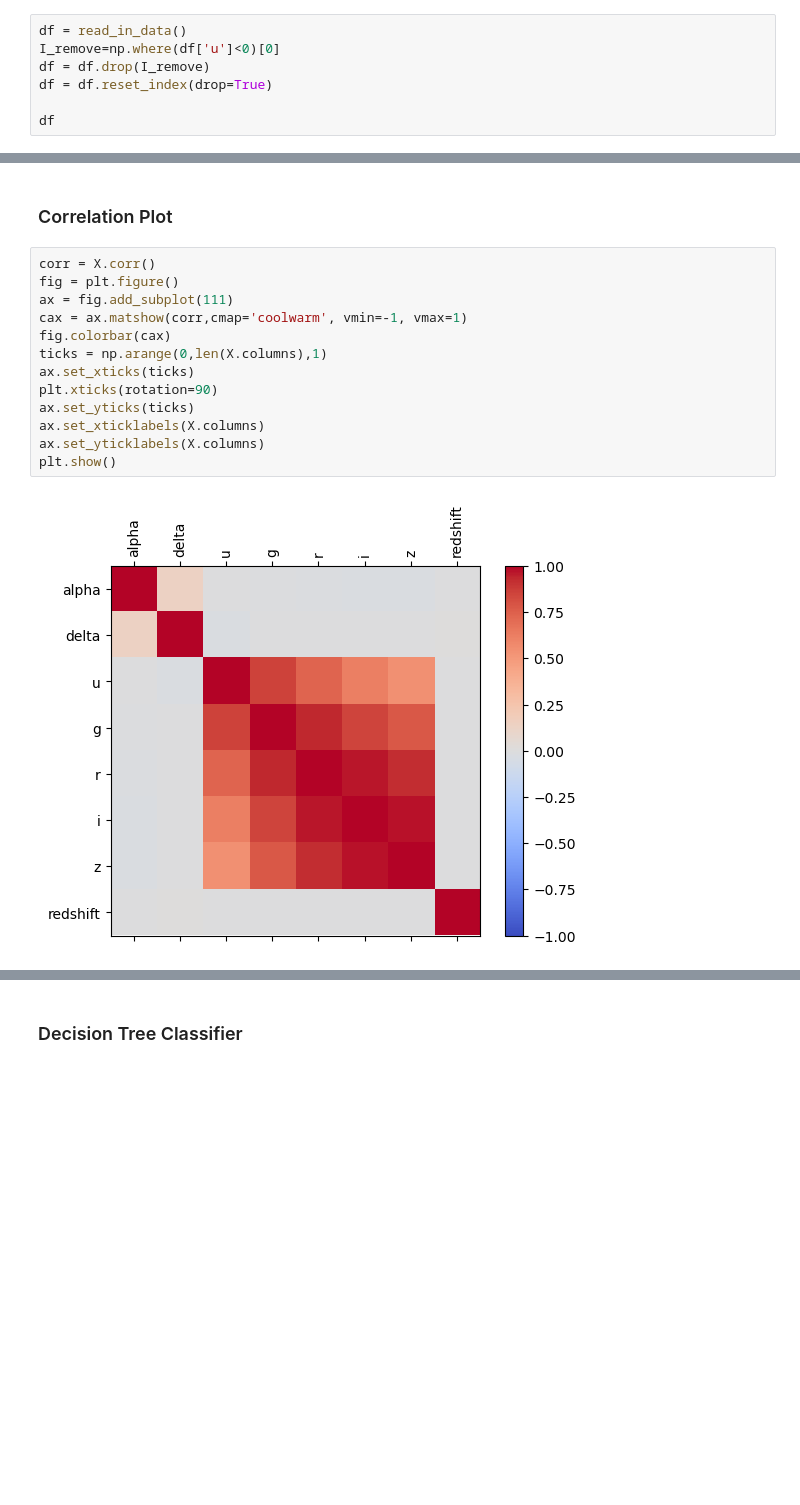
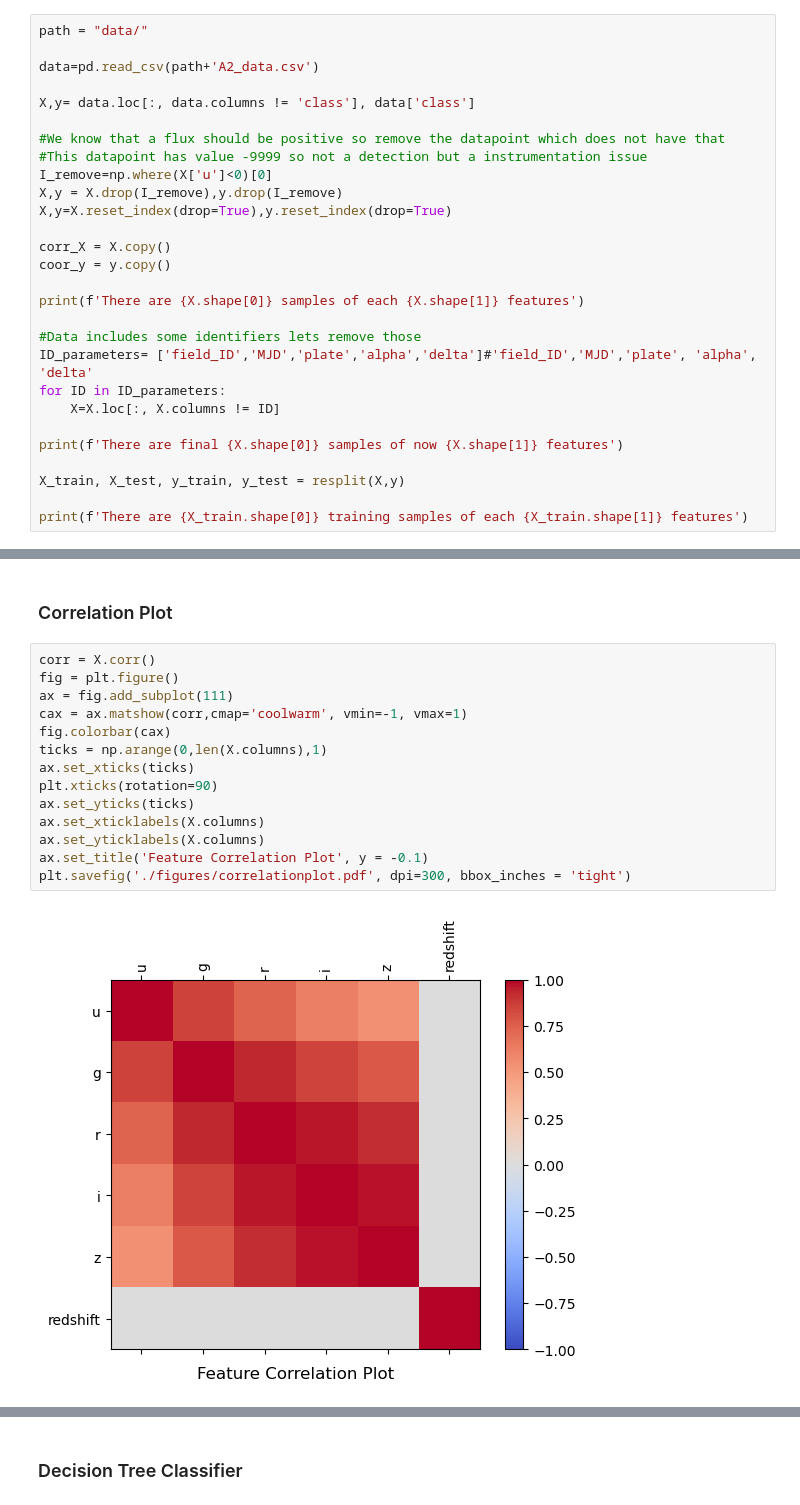
Before and after one commit to catieslaughts/IML_assignment2, a Jupyter notebook: initial_look.ipynb, the cells around one changed output, grey strips where cells are left out. Saved outputs shown, nothing was run; the diff lists cells and outputs as text; blank space fills up the shorter version.

```diff
--- a/initial_look.ipynb
+++ b/initial_look.ipynb
@@ -26,8 +57,29 @@ def read_in_data(filename = 'data/A2_data.csv'):
 # %%
-df = read_in_data()
-I_remove=np.where(df['u']<0)[0]
-df = df.drop(I_remove)
-df = df.reset_index(drop=True)
+path = "data/"
 
-df
+data=pd.read_csv(path+'A2_data.csv')
+
+X,y= data.loc[:, data.columns != 'class'], data['class']
+
+#We know that a flux should be positive so remove the datapoint which does not have that
+#This datapoint has value -9999 so not a detection but a instrumentation issue
+I_remove=np.where(X['u']<0)[0]
+X,y = X.drop(I_remove),y.drop(I_remove)
+X,y=X.reset_index(drop=True),y.reset_index(drop=True)
+
+corr_X = X.copy()
+coor_y = y.copy()
+
+print(f'There are {X.shape[0]} samples of each {X.shape[1]} features')
+
+#Data includes some identifiers lets remove those
+ID_parameters= ['field_ID','MJD','plate','alpha','delta']#'field_ID','MJD','plate', 'alpha', 'delta'
+for ID in ID_parameters:
+    X=X.loc[:, X.columns != ID]
+
+print(f'There are final {X.shape[0]} samples of now {X.shape[1]} features')
+
+X_train, X_test, y_train, y_test = resplit(X,y)
+
+print(f'There are {X_train.shape[0]} training samples of each {X_train.shape[1]} features')
 # %% [output]
@@ -153,15 +154,16 @@ There are 66999 training samples of each 8 features
 # %%
 corr = X.corr()
 fig = plt.figure()
 ax = fig.add_subplot(111)
 cax = ax.matshow(corr,cmap='coolwarm', vmin=-1, vmax=1)
 fig.colorbar(cax)
 ticks = np.arange(0,len(X.columns),1)
 ax.set_xticks(ticks)
 plt.xticks(rotation=90)
 ax.set_yticks(ticks)
 ax.set_xticklabels(X.columns)
 ax.set_yticklabels(X.columns)
-plt.show()
+ax.set_title('Feature Correlation Plot', y = -0.1)
+plt.savefig('./figures/correlationplot.pdf', dpi=300, bbox_inches = 'tight')
 # %% [output]
-[figure, old version]
+[figure, new version]
```
Also changed, not shown: parts of 61 cells of this notebook, 1 other file.
